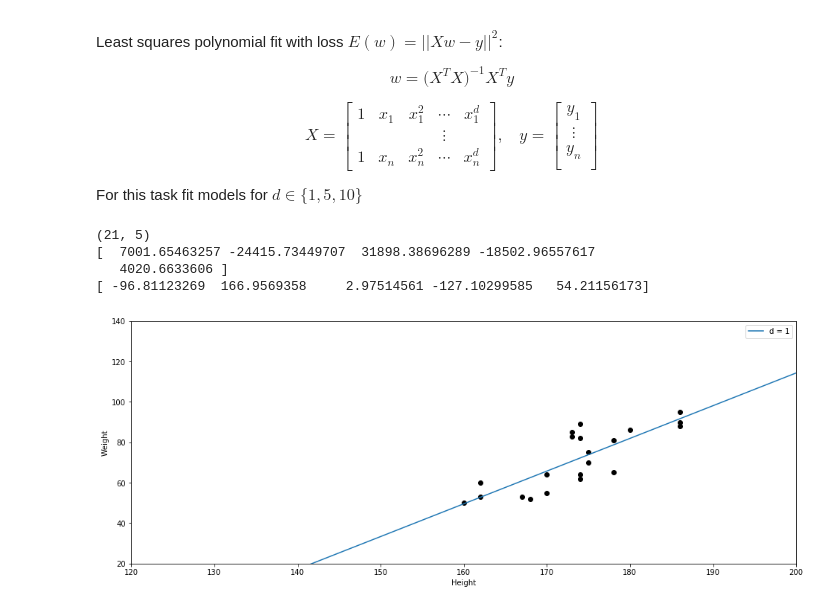
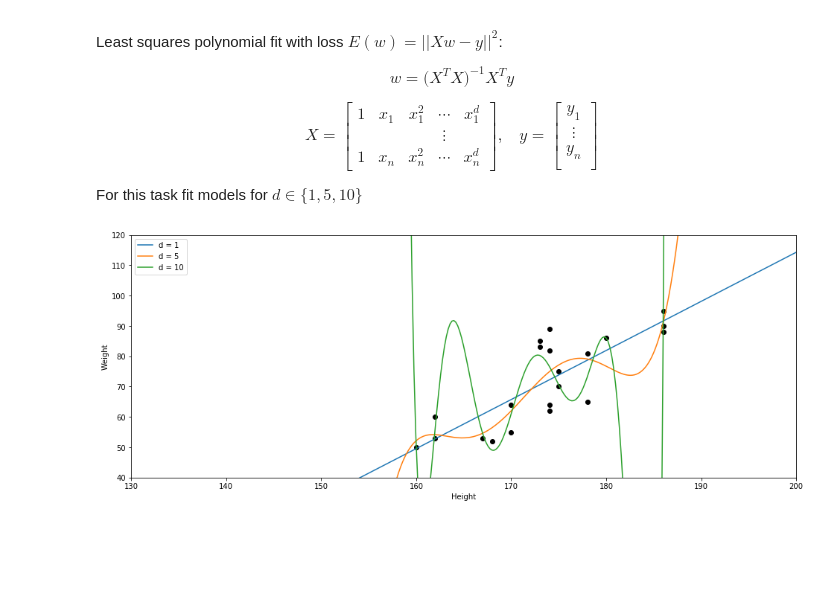
Before and after one commit to jutanke/bit_projects, a Jupyter notebook: project2/project2.ipynb, the cells around one changed output. Drawn from its saved outputs; the diff is of its cells as text; code cells hidden in the pictures; blank space fills up the shorter version.

```diff
--- a/project2/project2.ipynb
+++ b/project2/project2.ipynb
@@ -40,7 +40,7 @@ For this task fit models for $d\in \{ 1, 5, 10\}$
 import numpy as np
 import scipy as sp
 import matplotlib.pyplot as plt
-from numpy.linalg import inv
+from numpy.linalg import inv, pinv
 
 fig = plt.figure(figsize=(16,6))
 ax = fig.add_subplot(111)
@@ -58,48 +58,61 @@ w_mask = ((W > 0) * 1).nonzero()
 
 W = W[w_mask]
 H = H[w_mask]
 G = G[w_mask]
 
-# to make the code more numerically stable we down-scale it by some large number
-# so that all values are between 0 and 1
+# to make the code more numerically stable we down-scale it by some
+# large number so that all values are between 0 and 1
 scale = 200
 W = W/scale
 H = H/scale
 
+W = W.astype('float64')
+H = H.astype('float64')
+
 # solve the solution "zufuss"
 # ------------ d = 1 ----------
-X = np.vander(H, 1+1)    # (21,2)
+X = np.vander(H, 1+1)  # (21,2)
 y = np.array([W]).T    # (21,1)
 w = inv(X.T @ X) @ (X.T @ y)
-ax.plot([0, 500], [w[0] * 0 + w[1], w[0] * 500 + w[1]],
+ax.plot([0, 200], [w[0] * 0 + w[1], w[0] * 200 + w[1]],
          label='d = 1')
-#w = w * 200
+
+
 # ------------ d = 5 ----------
-X = np.vander(H, 4+1)
-print(X.shape)
+d = 5
+X = np.vander(H, d+1)
 y = np.array([W]).T        # (21,1)
 
-w = inv(X.T @ X) @ (X.T @ y)
+# pinv is more numerically stable than the 'naive' implementation above
+w = np.squeeze(pinv(X) @ y)  # pinv = (X^T X) X^T
+_x_ = np.linspace( 0, 1, 1000)
+p = np.poly1d(w)
 
-print(np.squeeze(w))
+ax.plot(_x_, p(_x_), label="d = 5")
 
-w = np.polyfit(x=H, y=W, deg=4)
-print(w)
+# ------------ d = 10 ----------
+d = 10
+X = np.vander(H, d+1)
+y = np.array([W]).T        # (21,1)
+
+# pinv is more numerically stable than the 'naive' implementation above
+w = np.squeeze(pinv(X) @ y)  # pinv = (X^T X) X^T
+_x_ = np.linspace( 0, 1, 1000)
+p = np.poly1d(w)
+
+ax.plot(_x_, p(_x_), label="d = 10")
+# ------------------------------
 
 ax.scatter(H, W, color='black')
-ax.set_ylim([0.1, 0.7])
-ax.set_xlim([0.6, 1])
 ax.set_xlabel('Height')
 ax.set_ylabel('Weight')
 
+ax.set_ylim([40/scale, 120/scale])
+ax.set_xlim([130/scale, 200/scale])
 ax.set_xticklabels([int(x * scale) for x in ax.get_xticks()])
 ax.set_yticklabels([int(y * scale) for y in ax.get_yticks()])
 
 plt.legend()
 plt.show()
 # %% [output]
-(21, 5)
-[  7001.65463257 -24415.73449707  31898.38696289 -18502.96557617
-   4020.6633606 ]
-[ -96.81123269  166.9569358     2.97514561 -127.10299585   54.21156173]
-[figure, old version]
+[figure, new version]
```
